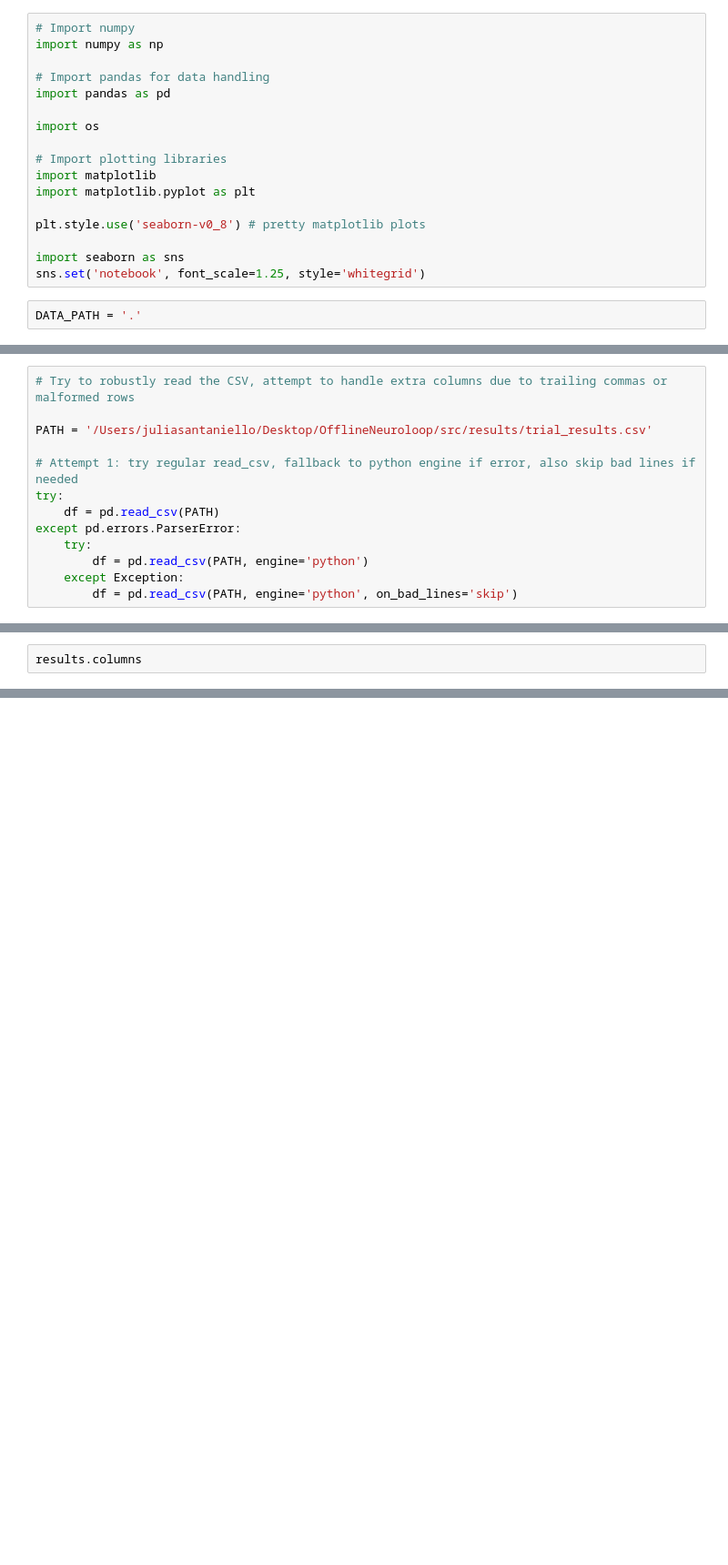
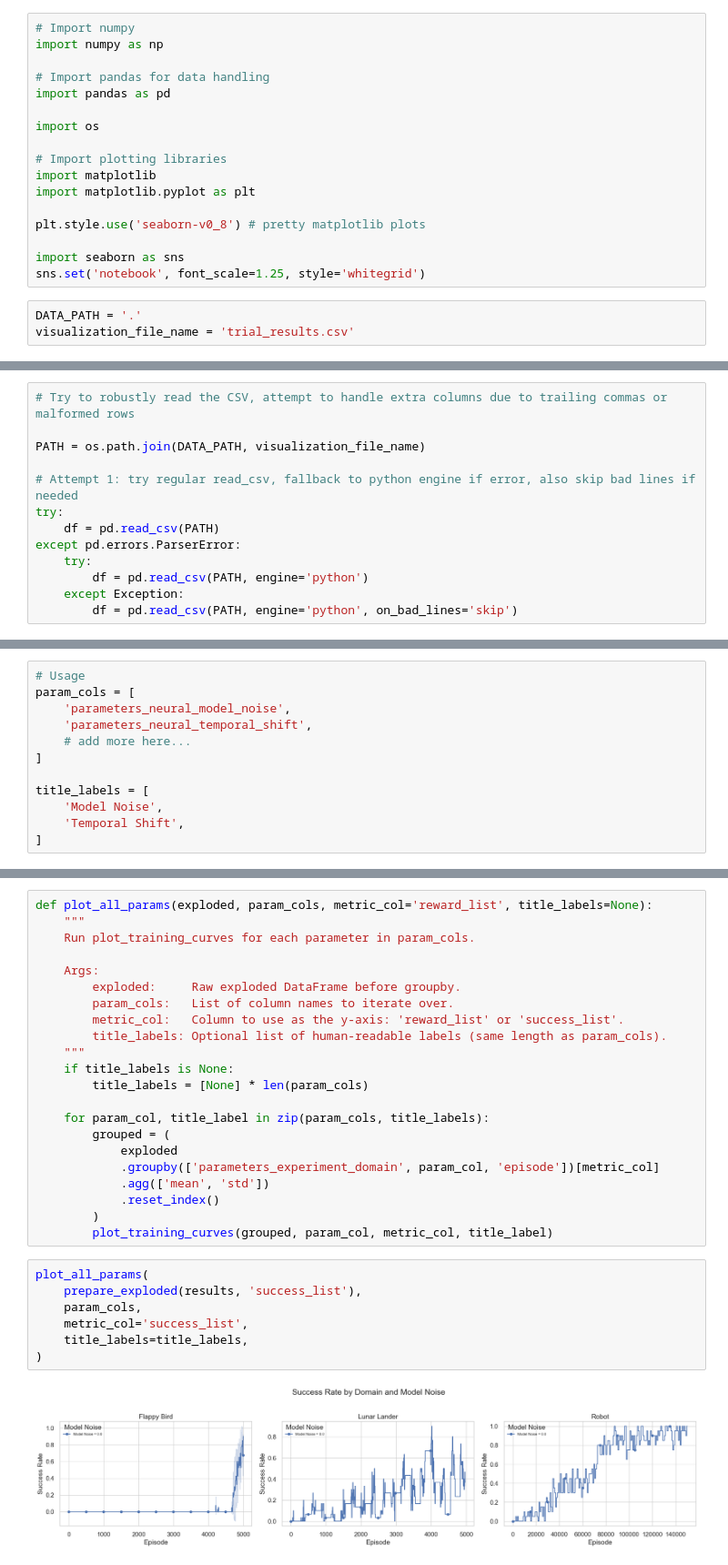
Before and after one commit to your-profile/OfflineNeuroloop, a Jupyter notebook: src/results/visualization.ipynb, the cells around one changed output, grey strips where cells are left out. Shown at 91% size. Cells and saved outputs as stored; diff of their text form; blank space fills up the shorter version.

Commit message:
Update visualization notebook to take in parameters and metric to plot, either success or reward

```diff
--- a/src/results/visualization.ipynb
+++ b/src/results/visualization.ipynb
@@ -17,4 +17,5 @@ import seaborn as sns
 sns.set('notebook', font_scale=1.25, style='whitegrid')
 # %%
 DATA_PATH = '.'
+visualization_file_name = 'trial_results.csv'
 # %%
@@ -30,7 +31,7 @@ assert os.path.exists(os.path.join(DATA_PATH, 'trial_results.csv'))
 # %%
 # Try to robustly read the CSV, attempt to handle extra columns due to trailing commas or malformed rows
 
-PATH = '/Users/juliasantaniello/Desktop/OfflineNeuroloop/src/results/trial_results.csv'
+PATH = os.path.join(DATA_PATH, visualization_file_name)
 
 # Attempt 1: try regular read_csv, fallback to python engine if error, also skip bad lines if needed
 try:
@@ -46,2 +46,12 @@ results = df #pd.read_csv(os.path.join(DATA_PATH, 'trial_results.csv'))
 # %%
-results.columns
+# Usage
+param_cols = [
+    'parameters_neural_model_noise',
+    'parameters_neural_temporal_shift',
+    # add more here...
+]
+
+title_labels = [
+    'Model Noise',
+    'Temporal Shift',
+]
@@ -296,0 +132,31 @@ plt.show()
+# %%
+def plot_all_params(exploded, param_cols, metric_col='reward_list', title_labels=None):
+    """
+    Run plot_training_curves for each parameter in param_cols.
+
+    Args:
+        exploded:     Raw exploded DataFrame before groupby.
+        param_cols:   List of column names to iterate over.
+        metric_col:   Column to use as the y-axis: 'reward_list' or 'success_list'.
+        title_labels: Optional list of human-readable labels (same length as param_cols).
+    """
+    if title_labels is None:
+        title_labels = [None] * len(param_cols)
+
+    for param_col, title_label in zip(param_cols, title_labels):
+        grouped = (
+            exploded
+            .groupby(['parameters_experiment_domain', param_col, 'episode'])[metric_col]
+            .agg(['mean', 'std'])
+            .reset_index()
+        )
+        plot_training_curves(grouped, param_col, metric_col, title_label)
+# %%
+plot_all_params(
+    prepare_exploded(results, 'success_list'),
+    param_cols,
+    metric_col='success_list',
+    title_labels=title_labels,
+)
+# %% [output]
+[figure, added]
```
Also changed, not shown: parts of 12 cells of this notebook.
